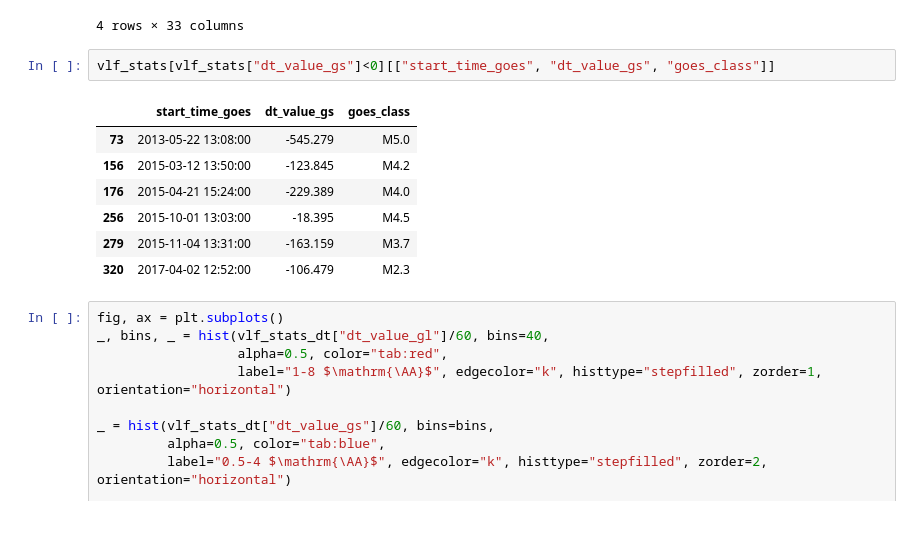
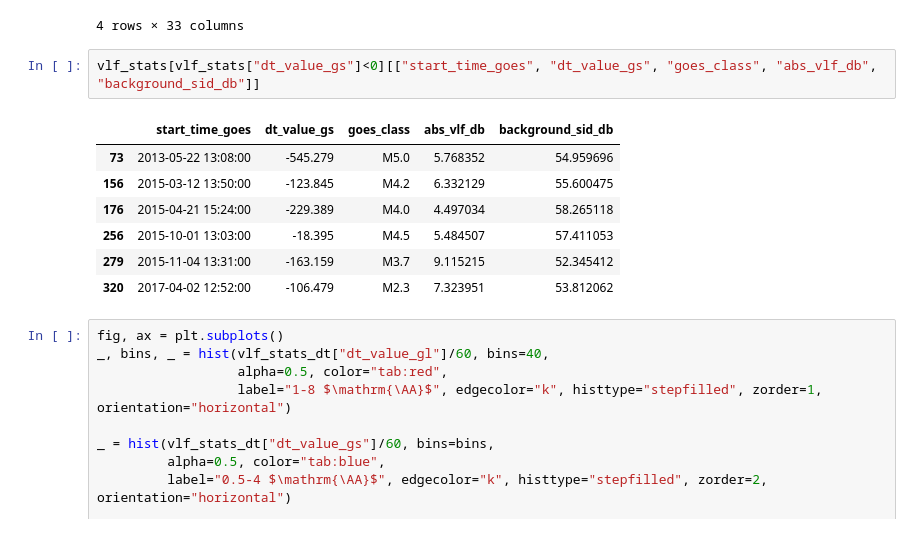
Before and after one commit to hayesla/ionospheric-analysis, a Jupyter notebook: ionospheric_paper/paper_plots_w_new_df.ipynb, the cells around one changed output. Cells and saved outputs as stored; diff of their text form.

```diff
--- a/ionospheric_paper/paper_plots_w_new_df.ipynb
+++ b/ionospheric_paper/paper_plots_w_new_df.ipynb
@@ -323,15 +359,15 @@ vlf_stats_dt[vlf_stats_dt["dt_value_gs"]>10*60]
 | 332 | 2017-06-07 10:03:00 | 0.000001 | 1.542800e-07 | 0.000001 | 1.471057e-07 | -2.325042 | ... |
 4 rows × 33 columns
 # %%
-vlf_stats[vlf_stats["dt_value_gs"]<0][["start_time_goes", "dt_value_gs", "goes_class"]]
+vlf_stats[vlf_stats["dt_value_gs"]<0][["start_time_goes", "dt_value_gs", "goes_class", "abs_vlf_db", "background_sid_db"]]
 # %% [output]
-|  | start_time_goes | dt_value_gs | goes_class |
-| 73 | 2013-05-22 13:08:00 | -545.279 | M5.0 |
-| 156 | 2015-03-12 13:50:00 | -123.845 | M4.2 |
-| 176 | 2015-04-21 15:24:00 | -229.389 | M4.0 |
-| 256 | 2015-10-01 13:03:00 | -18.395 | M4.5 |
-| 279 | 2015-11-04 13:31:00 | -163.159 | M3.7 |
-| 320 | 2017-04-02 12:52:00 | -106.479 | M2.3 |
+|  | start_time_goes | dt_value_gs | goes_class | abs_vlf_db | background_sid_db |
+| 73 | 2013-05-22 13:08:00 | -545.279 | M5.0 | 5.768352 | 54.959696 |
+| 156 | 2015-03-12 13:50:00 | -123.845 | M4.2 | 6.332129 | 55.600475 |
+| 176 | 2015-04-21 15:24:00 | -229.389 | M4.0 | 4.497034 | 58.265118 |
+| 256 | 2015-10-01 13:03:00 | -18.395 | M4.5 | 5.484507 | 57.411053 |
+| 279 | 2015-11-04 13:31:00 | -163.159 | M3.7 | 9.115215 | 52.345412 |
+| 320 | 2017-04-02 12:52:00 | -106.479 | M2.3 | 7.323951 | 53.812062 |
 # %%
 fig, ax = plt.subplots()
 _, bins, _ = hist(vlf_stats_dt["dt_value_gl"]/60, bins=40,
```
Also changed, not shown: parts of 14 cells of this notebook, 4 other files.
